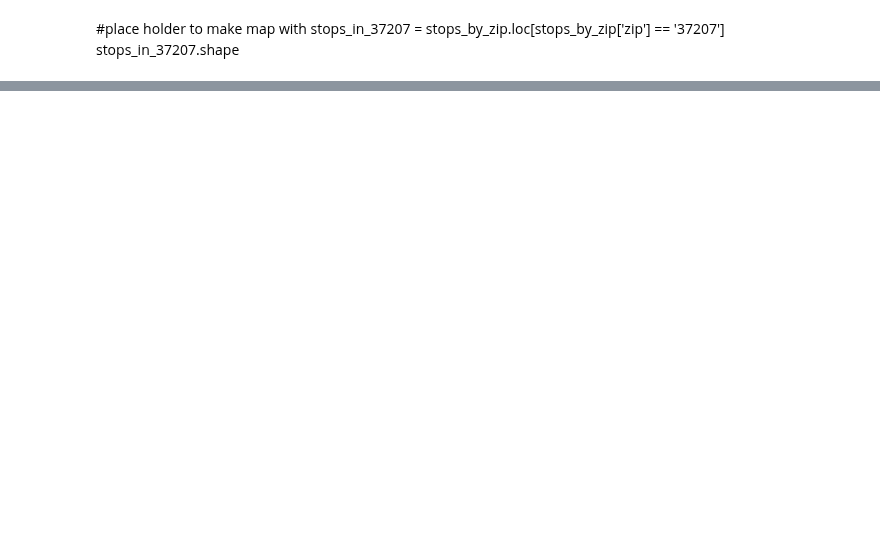
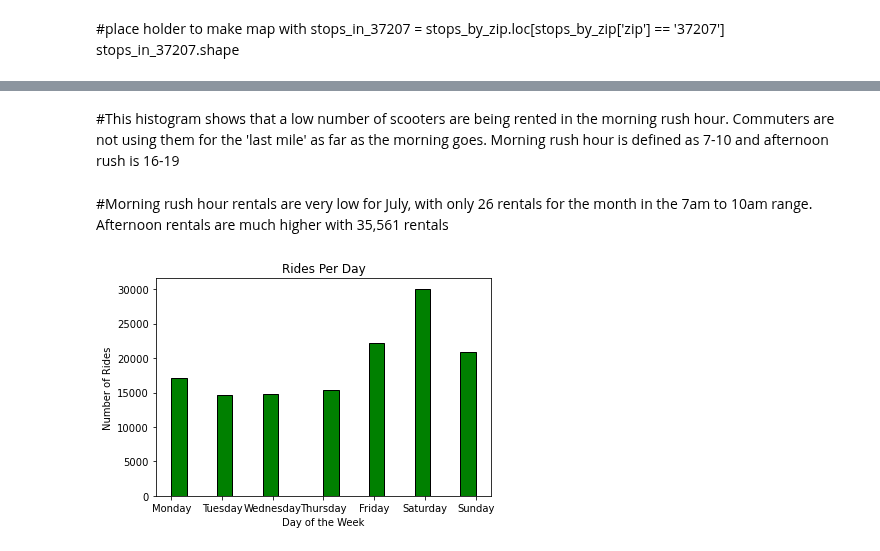
Before and after one commit to Quezadajl/nashville-scooters-project, a Jupyter notebook: notebooks/july_scooter.ipynb, the cells around one changed output, grey strips where cells are left out. Drawn from its saved outputs; the diff is of its cells as text; code cells hidden in the pictures; blank space fills up the shorter version.

```diff
--- a/notebooks/july_scooter.ipynb
+++ b/notebooks/july_scooter.ipynb
@@ -334,0 +355,13 @@ plt.show()
+# %% [markdown]
+#This histogram shows that a low number of scooters are being rented in the morning rush hour. Commuters are not using them for the 'last mile' as far as the morning goes. Morning rush hour is defined as 7-10 and afternoon rush is 16-19
+# %% [markdown]
+#Morning rush hour rentals are very low for July, with only 26 rentals for the month in the 7am to 10am range. Afternoon rentals are much higher with 35,561 rentals
+# %%
+#Line plot for days of the week
+plt.hist(july_trip.weekday, bins = 20, color = 'green', edgecolor = 'black')
+plt.xlabel('Day of the Week')
+plt.ylabel('Number of Rides')
+plt.title('Rides Per Day')
+plt.show()
+# %% [output]
+[figure, added]
```
Also changed, not shown: parts of 55 cells of this notebook.
